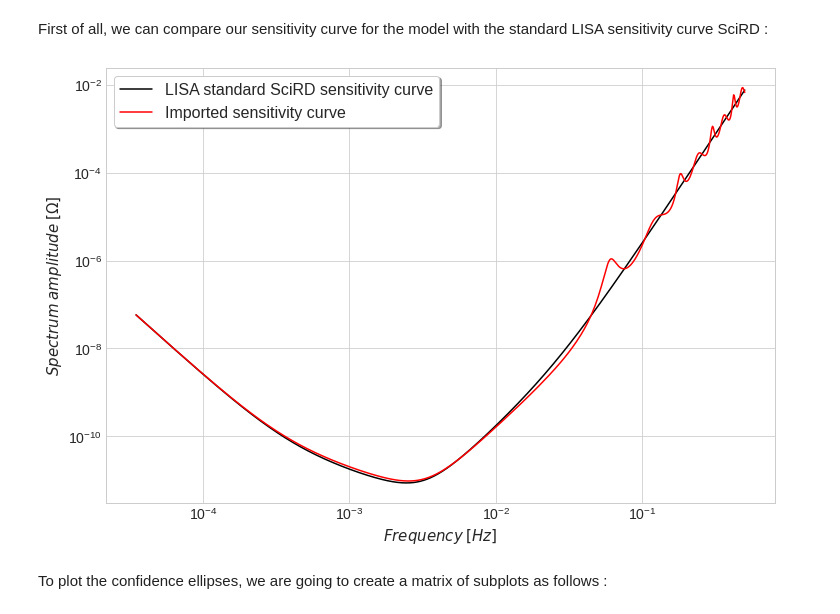
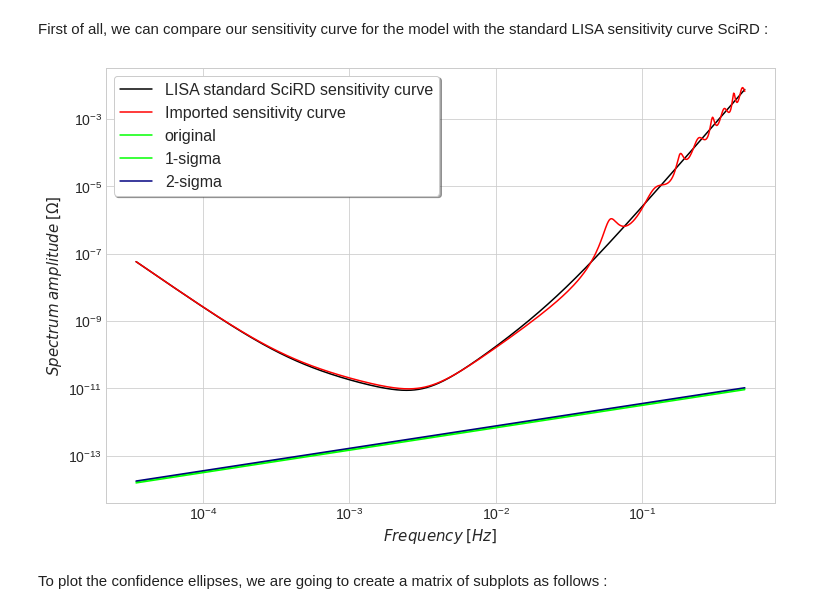
Before and after one commit to KuZa91/PBH_subpopulations_effects_analysis, a Jupyter notebook: FisherMatrixSGWB.ipynb, the cells around one changed output. Saved outputs shown, nothing was run; the diff lists cells and outputs as text; code cells hidden in the pictures.

```diff
--- a/FisherMatrixSGWB.ipynb
+++ b/FisherMatrixSGWB.ipynb
@@ -424,13 +418,16 @@ First of all, we can compare our sensitivity curve for the model with the standa
 # %%
 plt.figure(figsize=(12,8))
 plt.loglog(ran_mfrq, h_to_Omega(ran_mfrq, Sensitivity), color  = 'black', label = 'LISA standard SciRD sensitivity curve')
 plt.loglog(ran_mfrq, Sens_Fit(ran_mfrq), color = 'red', label = 'Imported sensitivity curve')
+plt.loglog(ran_mfrq,PL_2P(alpha, 2./3., ran_mfrq), color = 'lime', label = 'original')
+plt.loglog(ran_mfrq,PL_2P(-12.410022689179453, 2./3., ran_mfrq), color = 'lime', label = '1-sigma')
+plt.loglog(ran_mfrq,PL_2P(-12.387922271773714, 2./3., ran_mfrq), color = 'navy', label = '2-sigma')
 plt.xlabel('$Frequency \; [Hz]$', fontsize = 15 )
 plt.legend(loc = 2, frameon = True, fancybox = True, shadow = True)
 plt.ylabel('$Spectrum \; amplitude \; [\Omega]$', fontsize = 15)
 plt.savefig('Sensitivity_curves.png',dpi=500)
 # %% [output]
-[figure, old version]
+[figure, new version]
 # %% [markdown]
 To plot the confidence ellipses, we are going to create a matrix of subplots as follows :
 # %%
```
Also changed, not shown: parts of 12 cells of this notebook, 1 other file.
